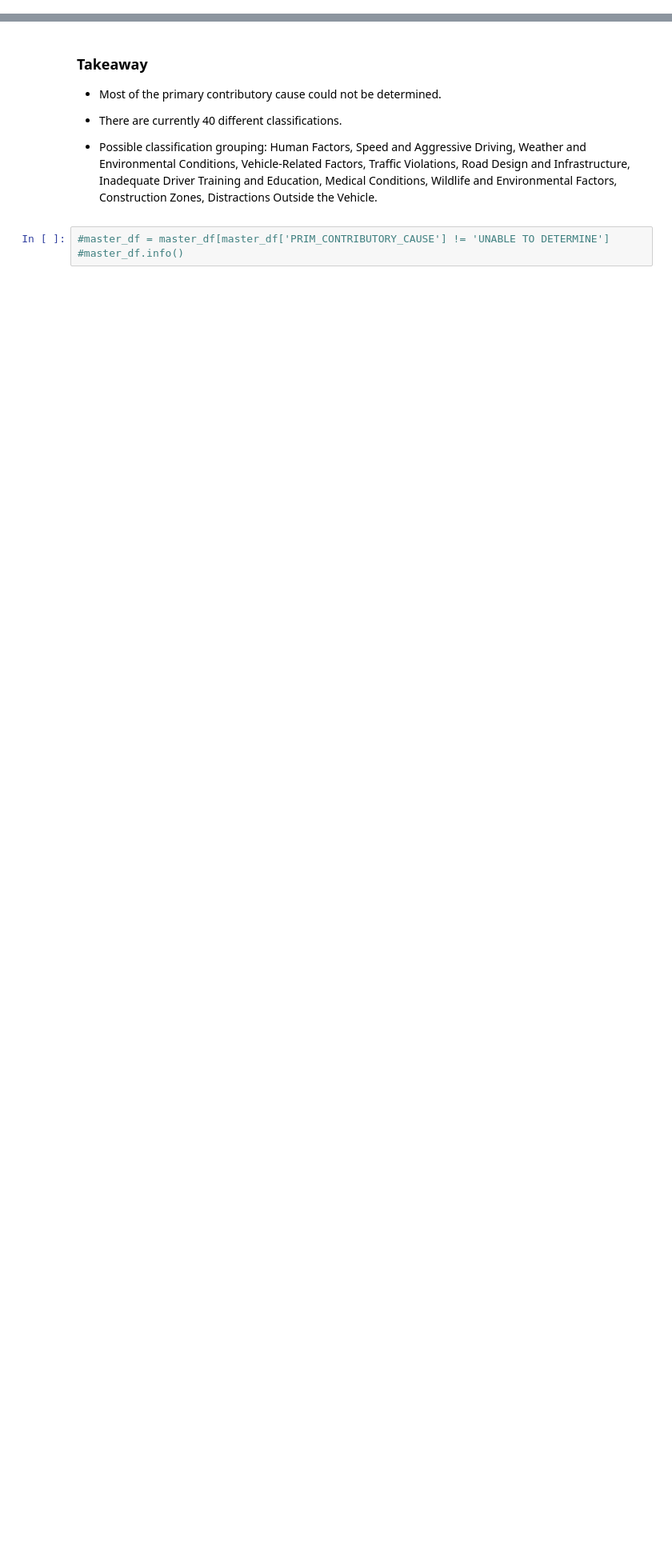
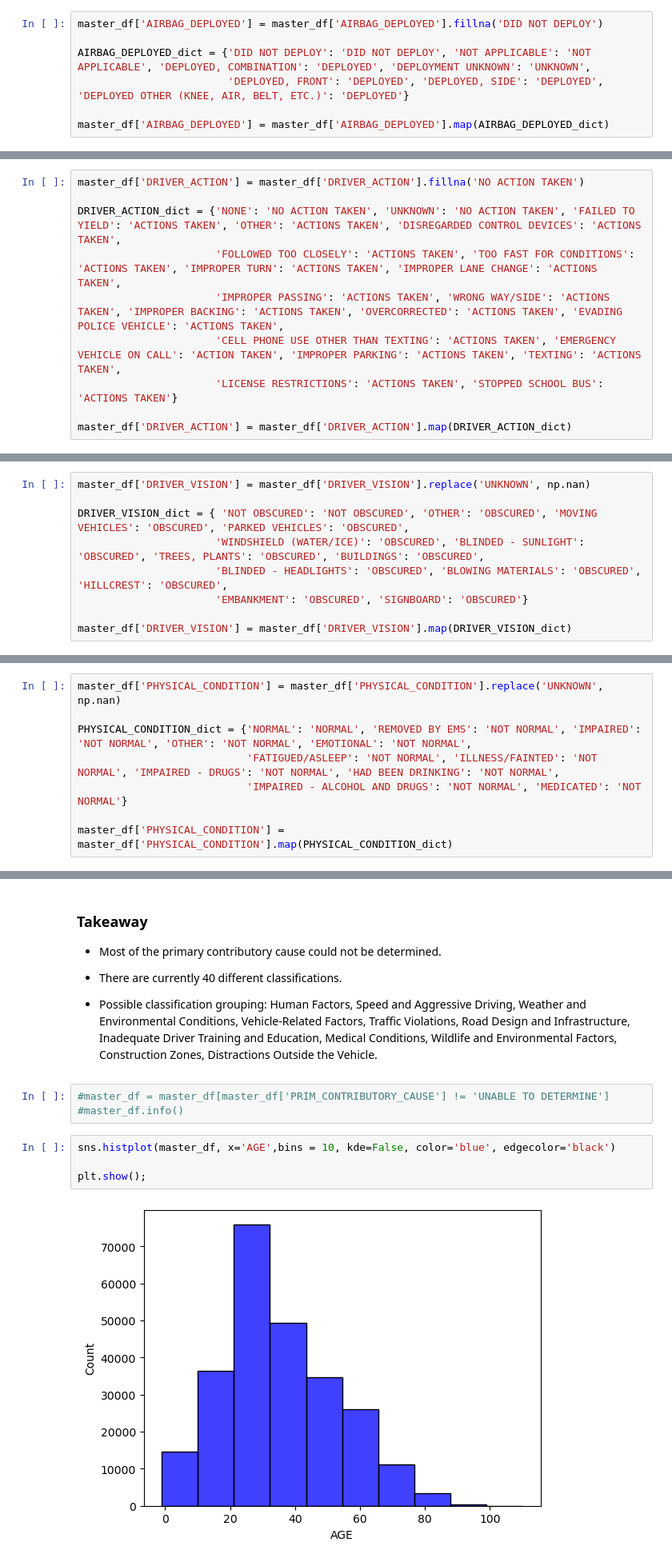
Before and after one commit to Ashendy/CarCrash_Chicago, a Jupyter notebook: DresMain.ipynb, the cells around one changed output, grey strips where cells are left out. Shown at 80% size. Saved outputs shown, nothing was run; the diff lists cells and outputs as text; blank space fills up the shorter version.

```diff
--- a/DresMain.ipynb
+++ b/DresMain.ipynb
@@ -141,0 +290,7 @@ dtype: int64
+# %%
+master_df['AIRBAG_DEPLOYED'] = master_df['AIRBAG_DEPLOYED'].fillna('DID NOT DEPLOY')
+
+AIRBAG_DEPLOYED_dict = {'DID NOT DEPLOY': 'DID NOT DEPLOY', 'NOT APPLICABLE': 'NOT APPLICABLE', 'DEPLOYED, COMBINATION': 'DEPLOYED', 'DEPLOYMENT UNKNOWN': 'UNKNOWN',
+                        'DEPLOYED, FRONT': 'DEPLOYED', 'DEPLOYED, SIDE': 'DEPLOYED', 'DEPLOYED OTHER (KNEE, AIR, BELT, ETC.)': 'DEPLOYED'}
+
+master_df['AIRBAG_DEPLOYED'] = master_df['AIRBAG_DEPLOYED'].map(AIRBAG_DEPLOYED_dict)
@@ -142 +306,11 @@ dtype: int64
+# %%
+master_df['DRIVER_ACTION'] = master_df['DRIVER_ACTION'].fillna('NO ACTION TAKEN')
+
+DRIVER_ACTION_dict = {'NONE': 'NO ACTION TAKEN', 'UNKNOWN': 'NO ACTION TAKEN', 'FAILED TO YIELD': 'ACTIONS TAKEN', 'OTHER': 'ACTIONS TAKEN', 'DISREGARDED CONTROL DEVICES': 'ACTIONS TAKEN',
+                      'FOLLOWED TOO CLOSELY': 'ACTIONS TAKEN', 'TOO FAST FOR CONDITIONS': 'ACTIONS TAKEN', 'IMPROPER TURN': 'ACTIONS TAKEN', 'IMPROPER LANE CHANGE': 'ACTIONS TAKEN',
+                      'IMPROPER PASSING': 'ACTIONS TAKEN', 'WRONG WAY/SIDE': 'ACTIONS TAKEN', 'IMPROPER BACKING': 'ACTIONS TAKEN', 'OVERCORRECTED': 'ACTIONS TAKEN', 'EVADING POLICE VEHICLE': 'ACTIONS TAKEN',
+                      'CELL PHONE USE OTHER THAN TEXTING': 'ACTIONS TAKEN', 'EMERGENCY VEHICLE ON CALL': 'ACTION TAKEN', 'IMPROPER PARKING': 'ACTIONS TAKEN', 'TEXTING': 'ACTIONS TAKEN',
+                      'LICENSE RESTRICTIONS': 'ACTIONS TAKEN', 'STOPPED SCHOOL BUS': 'ACTIONS TAKEN'}
+
+master_df['DRIVER_ACTION'] = master_df['DRIVER_ACTION'].map(DRIVER_ACTION_dict)
 # %%
@@ -163,3 +326,12 @@ Name: proportion, dtype: float64
 ## Consideration
 
 - use "NONE" for the null values.
+# %%
+master_df['DRIVER_VISION'] = master_df['DRIVER_VISION'].replace('UNKNOWN', np.nan)
+
+DRIVER_VISION_dict = { 'NOT OBSCURED': 'NOT OBSCURED', 'OTHER': 'OBSCURED', 'MOVING VEHICLES': 'OBSCURED', 'PARKED VEHICLES': 'OBSCURED',
+                      'WINDSHIELD (WATER/ICE)': 'OBSCURED', 'BLINDED - SUNLIGHT': 'OBSCURED', 'TREES, PLANTS': 'OBSCURED', 'BUILDINGS': 'OBSCURED',
+                      'BLINDED - HEADLIGHTS': 'OBSCURED', 'BLOWING MATERIALS': 'OBSCURED', 'HILLCREST': 'OBSCURED',
+                      'EMBANKMENT': 'OBSCURED', 'SIGNBOARD': 'OBSCURED'}
+
+master_df['DRIVER_VISION'] = master_df['DRIVER_VISION'].map(DRIVER_VISION_dict)
@@ -208,0 +360,8 @@ Name: count, dtype: int64
+# %%
+master_df['PHYSICAL_CONDITION'] = master_df['PHYSICAL_CONDITION'].replace('UNKNOWN', np.nan)
+
+PHYSICAL_CONDITION_dict = {'NORMAL': 'NORMAL', 'REMOVED BY EMS': 'NOT NORMAL', 'IMPAIRED': 'NOT NORMAL', 'OTHER': 'NOT NORMAL', 'EMOTIONAL': 'NOT NORMAL',
+                           'FATIGUED/ASLEEP': 'NOT NORMAL', 'ILLNESS/FAINTED': 'NOT NORMAL', 'IMPAIRED - DRUGS': 'NOT NORMAL', 'HAD BEEN DRINKING': 'NOT NORMAL',
+                           'IMPAIRED - ALCOHOL AND DRUGS': 'NOT NORMAL', 'MEDICATED': 'NOT NORMAL'}
+
+master_df['PHYSICAL_CONDITION'] = master_df['PHYSICAL_CONDITION'].map(PHYSICAL_CONDITION_dict)
@@ -277,3 +446,9 @@ Name: count, dtype: int64
 # %%
 #master_df = master_df[master_df['PRIM_CONTRIBUTORY_CAUSE'] != 'UNABLE TO DETERMINE']
 #master_df.info()
+# %%
+sns.histplot(master_df, x='AGE',bins = 10, kde=False, color='blue', edgecolor='black')
+
+plt.show();
+# %% [output]
+[figure, added]
```
Also changed, not shown: parts of 24 cells of this notebook.
